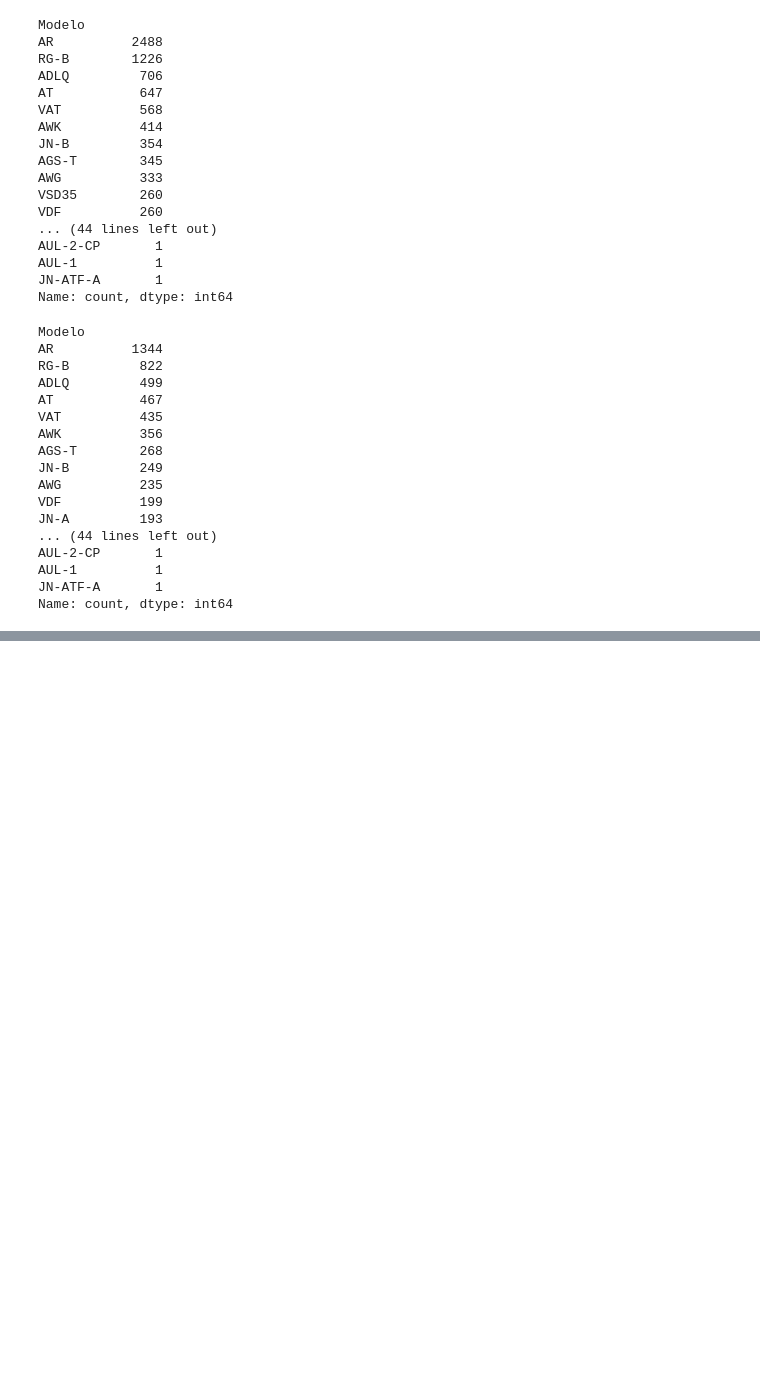
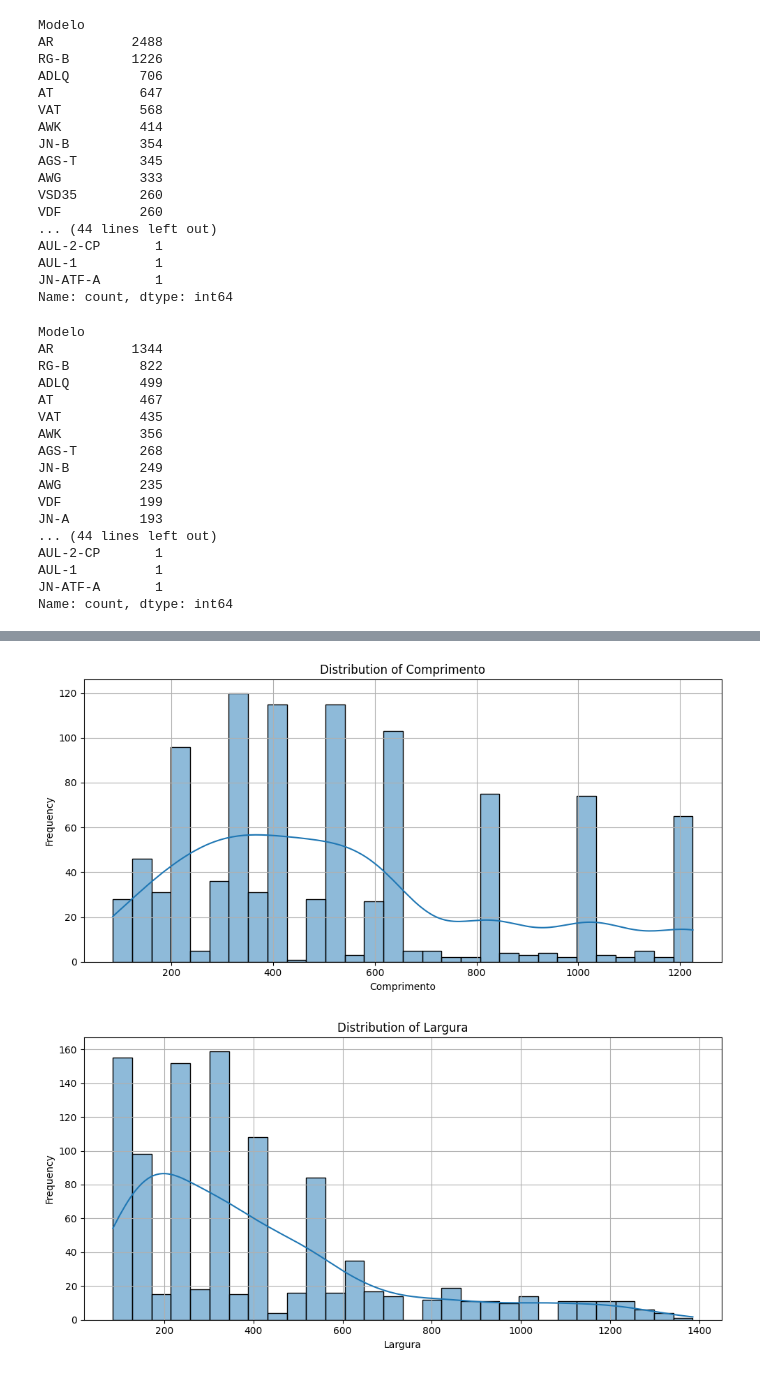
Before and after one commit to ArthurMaciell/ORCA, a Jupyter notebook: research/02_data_validation.ipynb, the cells around one changed output, grey strips where cells are left out. Cells and saved outputs as stored; diff of their text form; code cells hidden in the pictures; blank space fills up the shorter version.

```diff
--- a/research/02_data_validation.ipynb
+++ b/research/02_data_validation.ipynb
@@ -90,3 +94,15 @@ Name: count, dtype: int64
 # %%
 modelos_validos = df['Modelo'].value_counts()
 modelos_validos = modelos_validos[modelos_validos >= 30].index.tolist()
+# %%
+# Convertendo Preço unitário em número
+df['Preço Unitário'] = pd.to_numeric(df['Preço Unitário'], errors='coerce')
+
+# Convertendo Fator em número
+df['Fator'] = pd.to_numeric(df['Fator'], errors='coerce')
+# Criando nova variável com o preço com fator 1
+df['Preço (1)'] = df['Preço Unitário']/df['Fator']
+# %%
+# Calculate quantile thresholds
+q1 = df['Preço (1)'].quantile(0.33)
+q2 = df['Preço (1)'].quantile(0.66)
@@ -92,0 +288,3 @@ modelos_validos = modelos_validos[modelos_validos >= 30].index.tolist()
+# %%
+df_ar, df_encoded_ar, colunas_numericas_ar, colunas_categoricas_ar = prep_ar_sem_peso_volume(df)
+df_ar.shape
@@ -92,0 +343,14 @@ modelos_validos = modelos_validos[modelos_validos >= 30].index.tolist()
+# %%
+
+for col in colunas_numericas_ar:
+        plt.figure(figsize=(10, 5))
+        sns.histplot(df_encoded_ar[col], kde=True, bins=30)
+        plt.title(f"Distribution of {col}")
+        plt.xlabel(col)
+        plt.ylabel("Frequency")
+        plt.grid(True)
+        plt.tight_layout()
+        plt.show()
+# %% [output]
+[figure, added]
+[figure, added]
```
Also changed, not shown: parts of 20 cells of this notebook, 3 other files.
